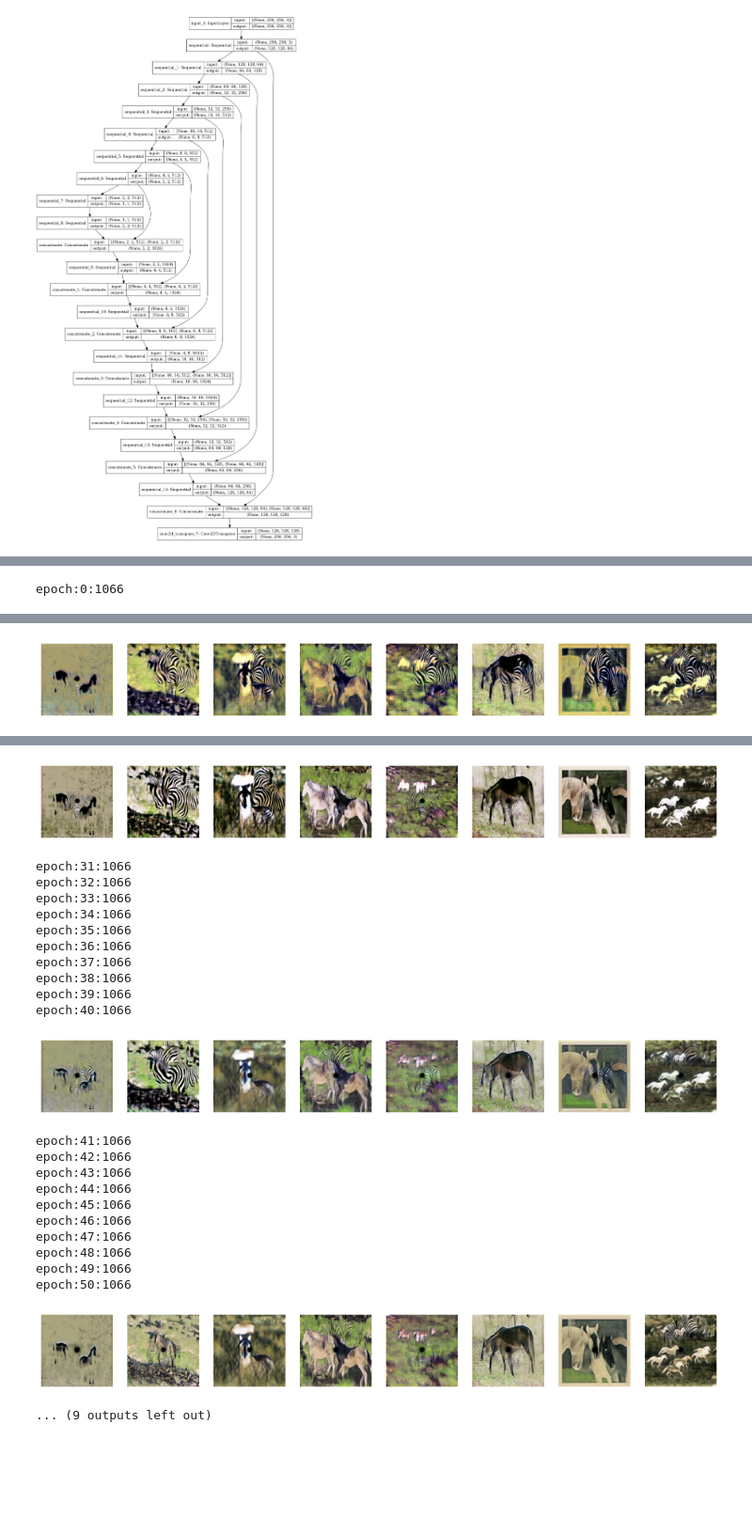
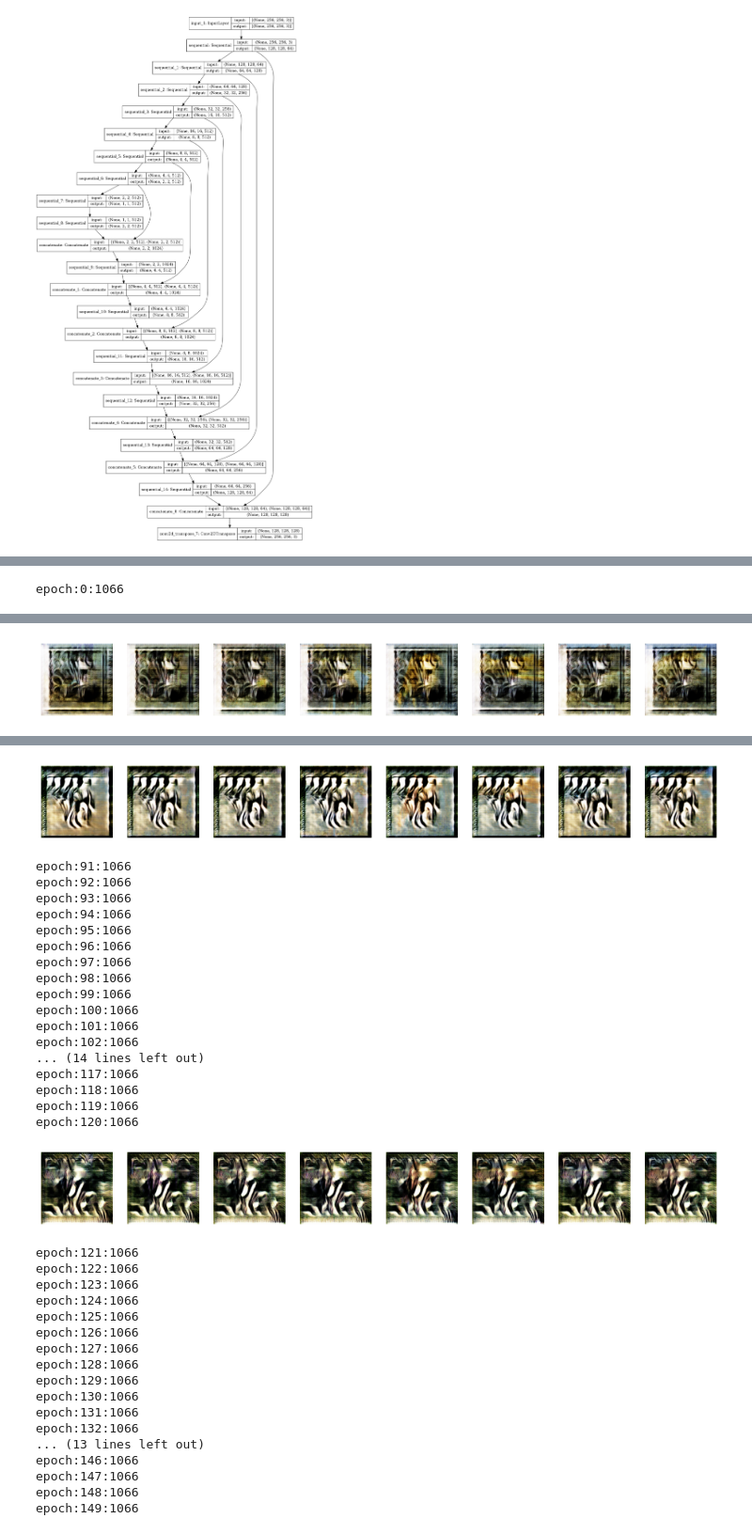
Before and after one commit to Tomentu/AiQiangGUO, a Jupyter notebook: cyclegan.ipynb, the cells around one changed output, grey strips where cells are left out. Shown at 94% size. Saved outputs shown, nothing was run; the diff lists cells and outputs as text; code cells hidden in the pictures; blank space fills up the shorter version.

```diff
--- a/cyclegan.ipynb
+++ b/cyclegan.ipynb
@@ -173,7 +173,11 @@ def dis():
     x= tf.keras.layers.Conv2D(521,3,)(x)
     x = tf.keras.layers.LeakyReLU()(x)
     x= tf.keras.layers.Conv2D(1,3,padding='same')(x)
-
+    x = tf.keras.layers.Flatten()(x)
+    x = tf.keras.layers.Dense(256,activation='relu')(x)
+    x = tf.keras.layers.Dense(128,activation='relu')(x)
+    x = tf.keras.layers.Dense(68,activation='relu')(x)
+    x = tf.keras.layers.Dense(1)(x)
     outputs = x
 
     model = tf.keras.Model(inputs=inputs,outputs=outputs)
@@ -215,11 +219,12 @@ def gen_loss(fake):
     return tf.reduce_mean(gen_loos)
 #循环一致性损失
 def cycle_loss(real,fake):
+    #print(real)
     loss = tf.abs(real-fake)
-    return tf.reduce_mean(loss)*10
+    return tf.reduce_mean(loss)*7
 def ident_loss(real,fake):
     loss = tf.abs(real-fake)
-    return tf.reduce_mean(loss)*10*0.5
+    return tf.reduce_mean(loss)*0.5*7
 # %%
 
 
@@ -232,5 +237,5 @@ show_ds = x_ds.take(8)
 test_ds = []
 for d in show_ds:
     test_ds.append(d)
-#print(test_ds)
+test_ds = tf.cast(test_ds,tf.float32)
 # %% [output]
@@ -307,7 +316,7 @@ def train(epochs):
             i+=1
             #break
         print("")
-        if epoch%10==0:
+        if epoch%30==0:
             show_img()
             y_gen.save_weights("y_gen.h5")
             f_gen.save_weights("f_gen.h5")
@@ -315,6 +324,6 @@ def train(epochs):
             y_dis.save_weights("y_dis.h5")
             f_dis.save_weights("f_dis.h5")
         #print(i)
-train(100)
+train(150)
 # %% [output]
 epoch:0:1066
@@ -343 +366 @@ epoch:20:1066
-[figure, old version]
+[figure, new version]
@@ -354,24 +384,36 @@ epoch:30:1066
-[figure, old version]
+[figure, new version]
-epoch:31:1066
-epoch:32:1066
-epoch:33:1066
-epoch:34:1066
-epoch:35:1066
-epoch:36:1066
-epoch:37:1066
-epoch:38:1066
-epoch:39:1066
-epoch:40:1066
+epoch:91:1066
+epoch:92:1066
+epoch:93:1066
+epoch:94:1066
+epoch:95:1066
+epoch:96:1066
+epoch:97:1066
+epoch:98:1066
+epoch:99:1066
+epoch:100:1066
+epoch:101:1066
+epoch:102:1066
+... (14 lines left out)
+epoch:117:1066
+epoch:118:1066
+epoch:119:1066
+epoch:120:1066
-[figure, old version]
+[figure, new version]
-epoch:41:1066
-epoch:42:1066
-epoch:43:1066
-epoch:44:1066
-epoch:45:1066
-epoch:46:1066
-epoch:47:1066
-epoch:48:1066
-epoch:49:1066
-epoch:50:1066
+epoch:121:1066
+epoch:122:1066
+epoch:123:1066
+epoch:124:1066
+epoch:125:1066
+epoch:126:1066
+epoch:127:1066
+epoch:128:1066
+epoch:129:1066
+epoch:130:1066
+epoch:131:1066
+epoch:132:1066
+... (13 lines left out)
+epoch:146:1066
+epoch:147:1066
+epoch:148:1066
+epoch:149:1066
-[figure, removed]
-... (9 outputs left out)
```
Also changed, not shown: parts of 6 cells of this notebook.
